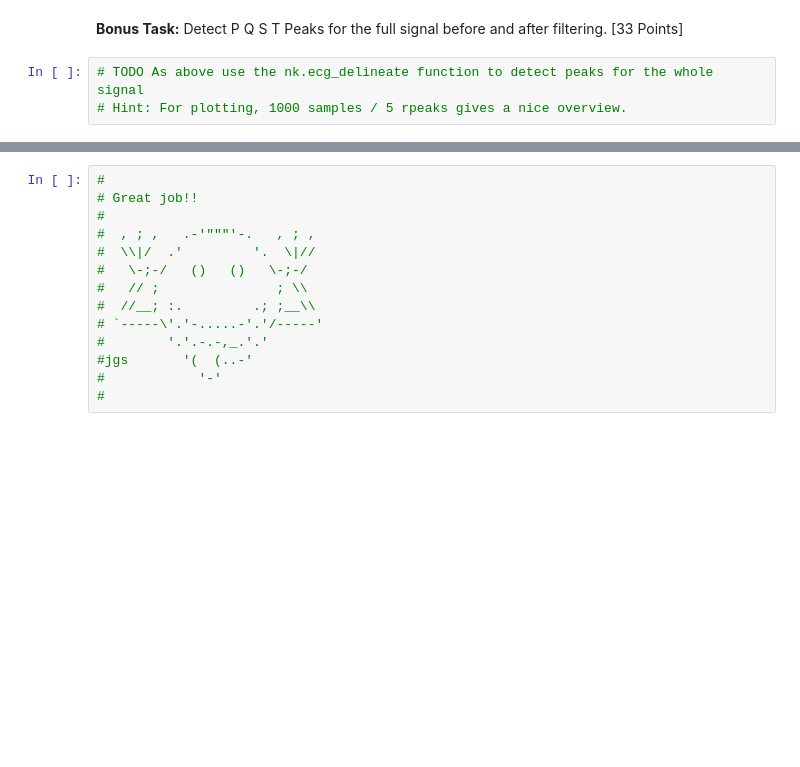
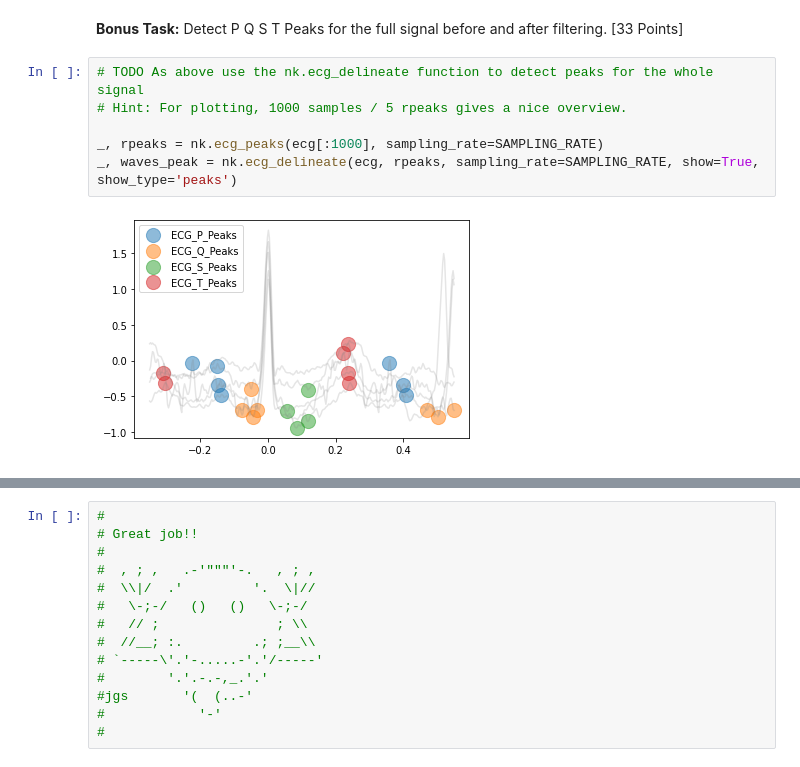
Before and after one commit to bostongfx/cs480student, a Jupyter notebook: 01/CS480_Assignment_1.ipynb, the cells around one changed output, grey strips where cells are left out. Drawn from its saved outputs; the diff is of its cells as text; blank space fills up the shorter version.

```diff
--- a/01/CS480_Assignment_1.ipynb
+++ b/01/CS480_Assignment_1.ipynb
@@ -78,6 +105,11 @@ plot = nk.events_plot(rpeaks['ECG_R_Peaks'][0:2], ecg[0:SAMPLING_RATE])
 # %%
 # TODO As above use the nk.ecg_delineate function to detect peaks for the whole signal
 # Hint: For plotting, 1000 samples / 5 rpeaks gives a nice overview.
+
+_, rpeaks = nk.ecg_peaks(ecg[:1000], sampling_rate=SAMPLING_RATE)
+_, waves_peak = nk.ecg_delineate(ecg, rpeaks, sampling_rate=SAMPLING_RATE, show=True, show_type='peaks')
+# %% [output]
+[figure, added]
 # %%
 # TODO Let's filter the signal and see if the detection improves.
 # Hint: You can use nk.signal_filter to define a bandpass.
```
Also changed, not shown: parts of 9 cells of this notebook.
